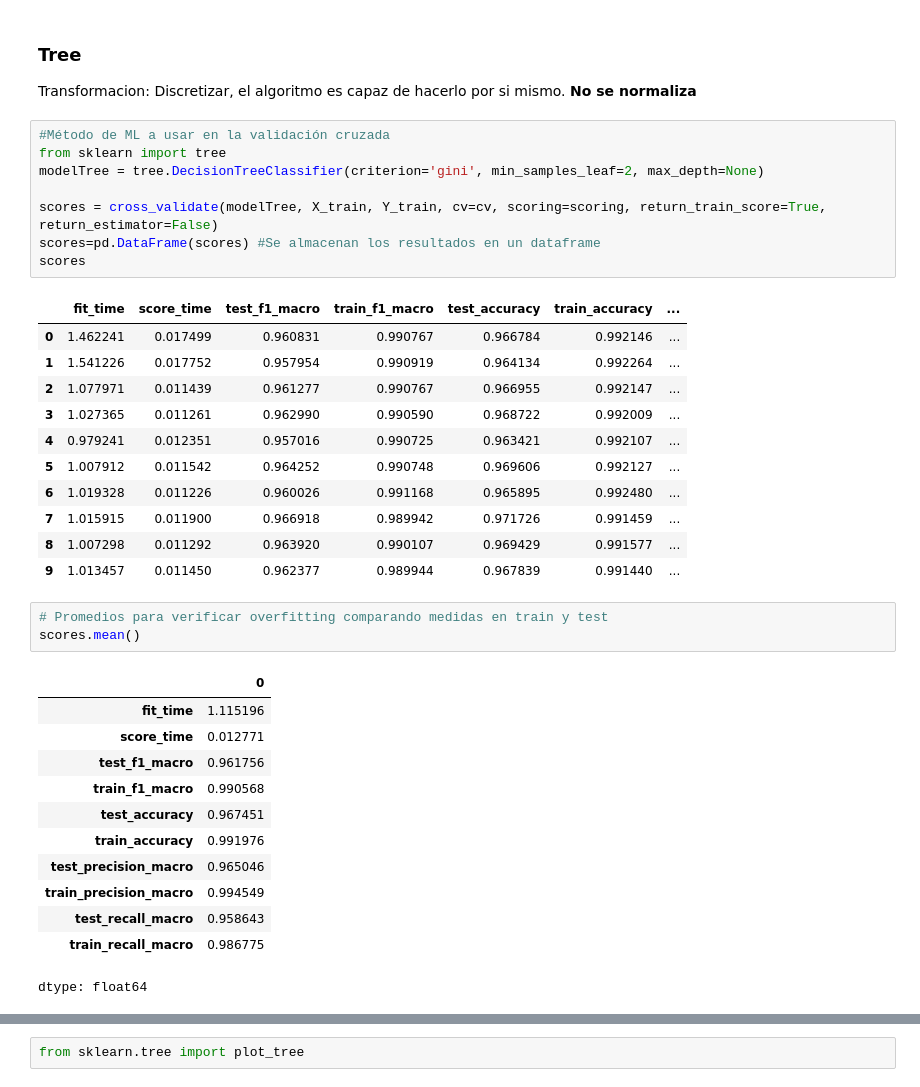
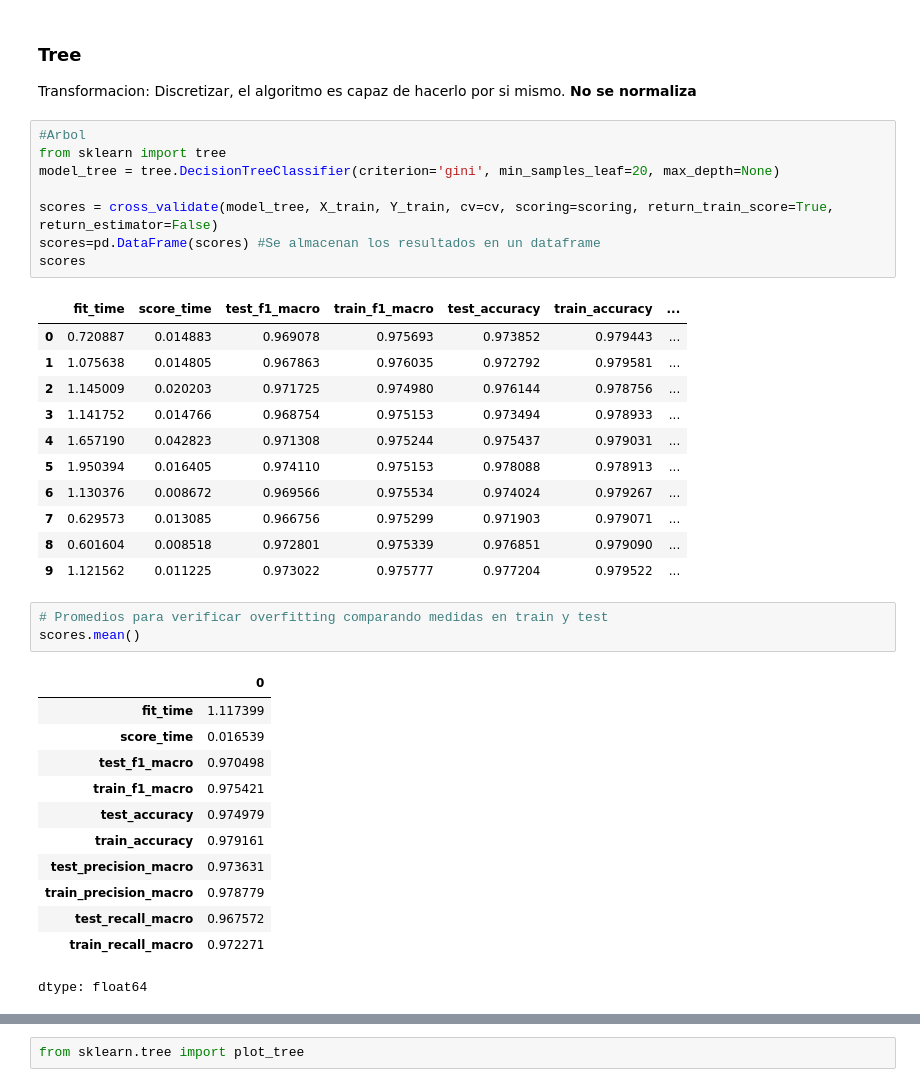
Before and after one commit to IvanTangZhu19/AstronomIA, a Jupyter notebook: notebooks/AstronomIA_Modelos.ipynb, the cells around one changed output, grey strips where cells are left out. Saved outputs shown, nothing was run; the diff lists cells and outputs as text.

```diff
--- a/notebooks/AstronomIA_Modelos.ipynb
+++ b/notebooks/AstronomIA_Modelos.ipynb
@@ -186,40 +168,40 @@ cv=StratifiedKFold(n_splits=10, shuffle=True, random_state=42)
 ### **Tree**
 Transformacion: Discretizar, el algoritmo es capaz de hacerlo por si mismo. **No se normaliza**
 # %%
-#Método de ML a usar en la validación cruzada
+#Arbol
 from sklearn import tree
-modelTree = tree.DecisionTreeClassifier(criterion='gini', min_samples_leaf=2, max_depth=None)
+model_tree = tree.DecisionTreeClassifier(criterion='gini', min_samples_leaf=20, max_depth=None)
 
-scores = cross_validate(modelTree, X_train, Y_train, cv=cv, scoring=scoring, return_train_score=True, return_estimator=False)
+scores = cross_validate(model_tree, X_train, Y_train, cv=cv, scoring=scoring, return_train_score=True, return_estimator=False)
 scores=pd.DataFrame(scores) #Se almacenan los resultados en un dataframe
 scores
 # %% [output]
 |  | fit_time | score_time | test_f1_macro | train_f1_macro | test_accuracy | train_accuracy | ... |
-| 0 | 1.462241 | 0.017499 | 0.960831 | 0.990767 | 0.966784 | 0.992146 | ... |
-| 1 | 1.541226 | 0.017752 | 0.957954 | 0.990919 | 0.964134 | 0.992264 | ... |
-| 2 | 1.077971 | 0.011439 | 0.961277 | 0.990767 | 0.966955 | 0.992147 | ... |
-| 3 | 1.027365 | 0.011261 | 0.962990 | 0.990590 | 0.968722 | 0.992009 | ... |
-| 4 | 0.979241 | 0.012351 | 0.957016 | 0.990725 | 0.963421 | 0.992107 | ... |
-| 5 | 1.007912 | 0.011542 | 0.964252 | 0.990748 | 0.969606 | 0.992127 | ... |
-| 6 | 1.019328 | 0.011226 | 0.960026 | 0.991168 | 0.965895 | 0.992480 | ... |
-| 7 | 1.015915 | 0.011900 | 0.966918 | 0.989942 | 0.971726 | 0.991459 | ... |
-| 8 | 1.007298 | 0.011292 | 0.963920 | 0.990107 | 0.969429 | 0.991577 | ... |
-| 9 | 1.013457 | 0.011450 | 0.962377 | 0.989944 | 0.967839 | 0.991440 | ... |
+| 0 | 0.720887 | 0.014883 | 0.969078 | 0.975693 | 0.973852 | 0.979443 | ... |
+| 1 | 1.075638 | 0.014805 | 0.967863 | 0.976035 | 0.972792 | 0.979581 | ... |
+| 2 | 1.145009 | 0.020203 | 0.971725 | 0.974980 | 0.976144 | 0.978756 | ... |
+| 3 | 1.141752 | 0.014766 | 0.968754 | 0.975153 | 0.973494 | 0.978933 | ... |
+| 4 | 1.657190 | 0.042823 | 0.971308 | 0.975244 | 0.975437 | 0.979031 | ... |
+| 5 | 1.950394 | 0.016405 | 0.974110 | 0.975153 | 0.978088 | 0.978913 | ... |
+| 6 | 1.130376 | 0.008672 | 0.969566 | 0.975534 | 0.974024 | 0.979267 | ... |
+| 7 | 0.629573 | 0.013085 | 0.966756 | 0.975299 | 0.971903 | 0.979071 | ... |
+| 8 | 0.601604 | 0.008518 | 0.972801 | 0.975339 | 0.976851 | 0.979090 | ... |
+| 9 | 1.121562 | 0.011225 | 0.973022 | 0.975777 | 0.977204 | 0.979522 | ... |
 # %%
 # Promedios para verificar overfitting comparando medidas en train y test
 scores.mean()
 # %% [output]
 |  | 0 |
-| fit_time | 1.115196 |
-| score_time | 0.012771 |
-| test_f1_macro | 0.961756 |
-| train_f1_macro | 0.990568 |
-| test_accuracy | 0.967451 |
-| train_accuracy | 0.991976 |
-| test_precision_macro | 0.965046 |
-| train_precision_macro | 0.994549 |
-| test_recall_macro | 0.958643 |
-| train_recall_macro | 0.986775 |
+| fit_time | 1.117399 |
+| score_time | 0.016539 |
+| test_f1_macro | 0.970498 |
+| train_f1_macro | 0.975421 |
+| test_accuracy | 0.974979 |
+| train_accuracy | 0.979161 |
+| test_precision_macro | 0.973631 |
+| train_precision_macro | 0.978779 |
+| test_recall_macro | 0.967572 |
+| train_recall_macro | 0.972271 |
 dtype: float64
 # %%
 #Se almacena en el df la medida a comparar
```
Also changed, not shown: parts of 76 cells of this notebook.
